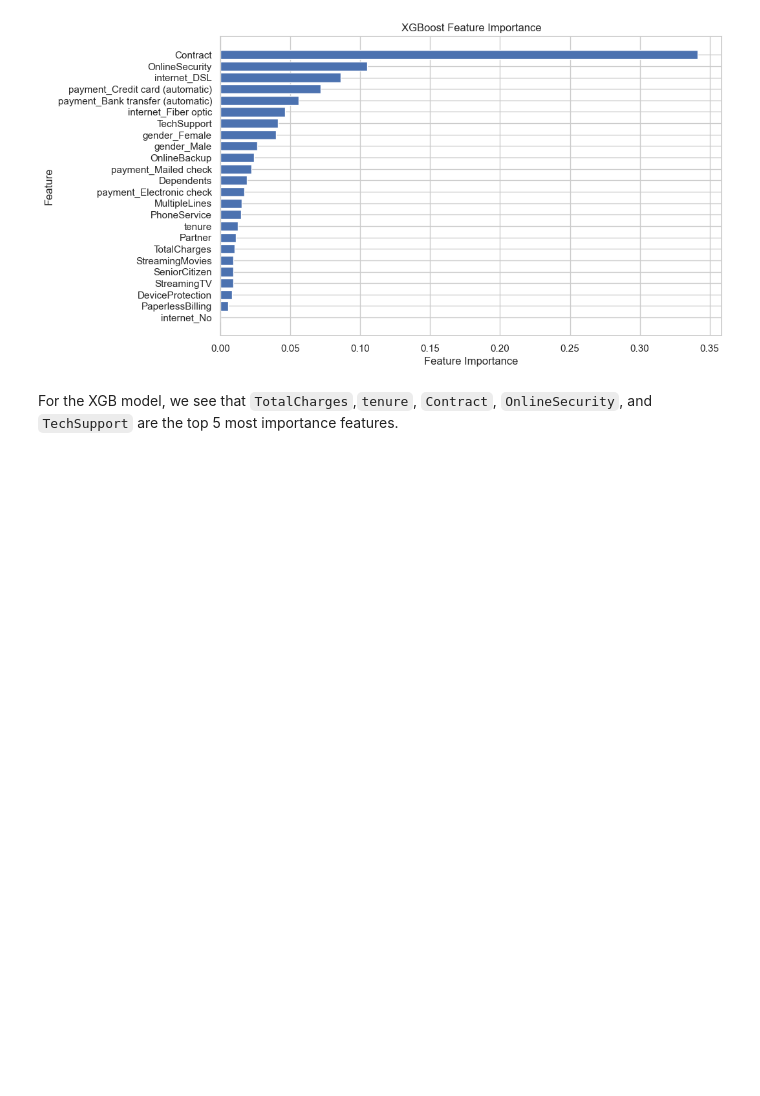
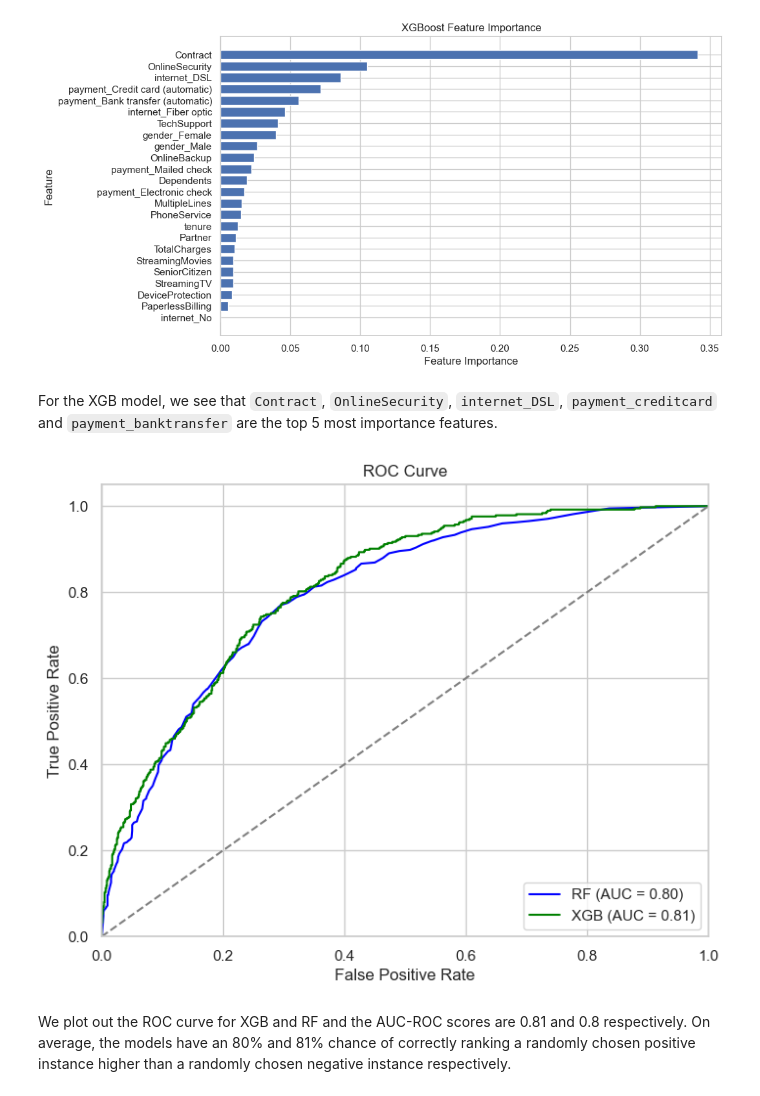
Before and after one commit to thisissteff/customer_churn_prediction, a Jupyter notebook: customer_churn.ipynb, the cells around one changed output. Cells and saved outputs as stored; diff of their text form; code cells hidden in the pictures; blank space fills up the shorter version.

```diff
--- a/customer_churn.ipynb
+++ b/customer_churn.ipynb
@@ -729,4 +728,36 @@ plt.show()
 # %% [output]
 [figure]
 # %% [markdown]
-For the XGB model, we see that `TotalCharges`,`tenure`, `Contract`, `OnlineSecurity`,  and `TechSupport` are the top 5 most importance features.
+For the XGB model, we see that `Contract`, `OnlineSecurity`, `internet_DSL`, `payment_creditcard` and `payment_banktransfer` are the top 5 most importance features.
+# %%
+rf_probs = rf_model.predict_proba(X_test)[:, 1]
+xgb_probs = xgb_model.predict_proba(X_test)[:, 1]
+
+
+# Compute ROC curve and AUC for each model
+rf_fpr, rf_tpr, _ = roc_curve(y_test, rf_probs)
+xgb_fpr, xgb_tpr, _ = roc_curve(y_test, xgb_probs)
+
+
+rf_auc = auc(rf_fpr, rf_tpr)
+xgb_auc = auc(xgb_fpr, xgb_tpr)
+
+
+# Plot ROC curves
+plt.figure(figsize=(8, 6))
+plt.plot(rf_fpr, rf_tpr, color='blue', label='RF (AUC = {:.2f})'.format(rf_auc))
+plt.plot(xgb_fpr, xgb_tpr, color='green', label='XGB (AUC = {:.2f})'.format(xgb_auc))
+
+
+plt.plot([0, 1], [0, 1], color='gray', linestyle='--')
+plt.xlim([0.0, 1.0])
+plt.ylim([0.0, 1.05])
+plt.xlabel('False Positive Rate')
+plt.ylabel('True Positive Rate')
+plt.title('ROC Curve')
+plt.legend(loc='lower right')
+plt.show()
+# %% [output]
+[figure, added]
+# %% [markdown]
+We plot out the ROC curve for XGB and RF and the AUC-ROC scores are 0.81 and 0.8 respectively. On average, the models have an 80% and 81% chance of correctly ranking a randomly chosen positive instance higher than a randomly chosen negative instance respectively.
```
Also changed, not shown: parts of 2 cells of this notebook.
